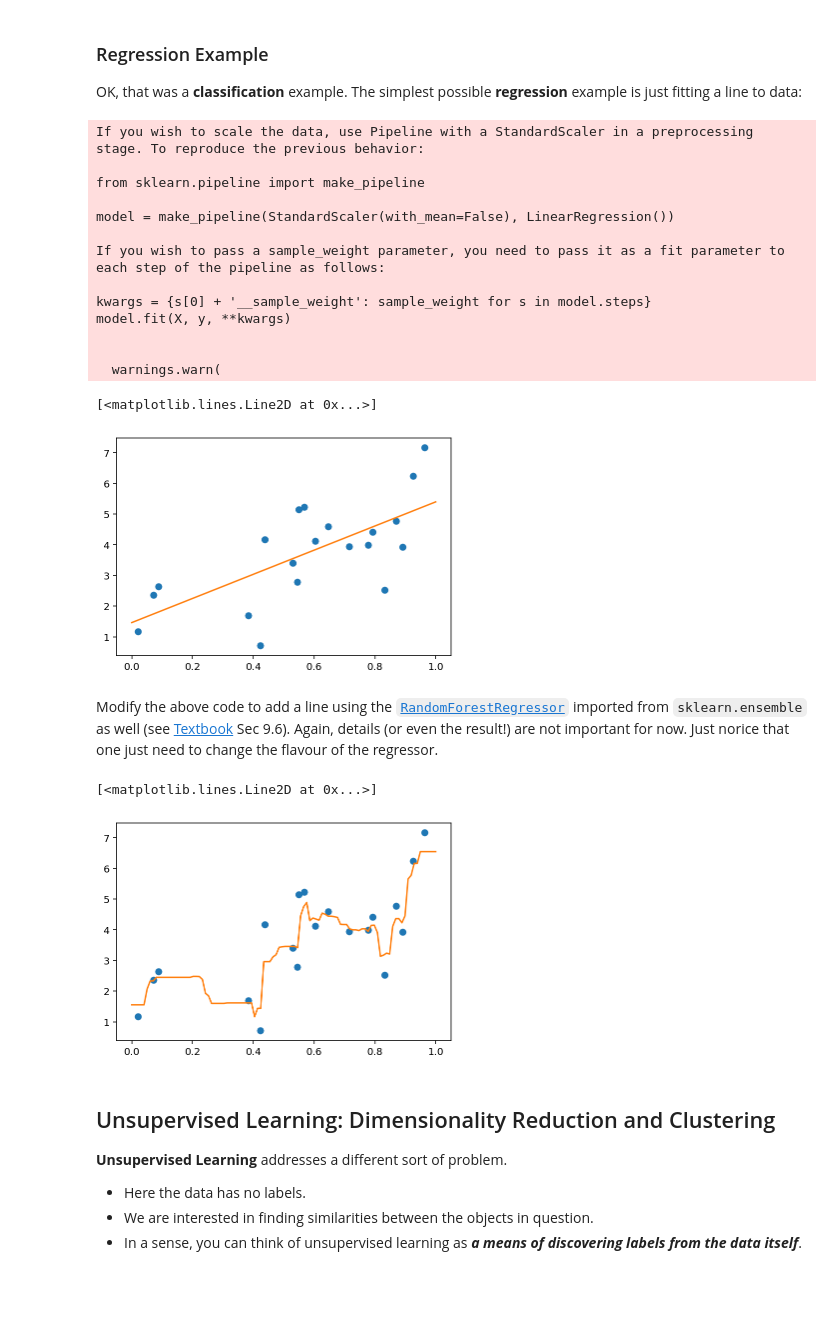
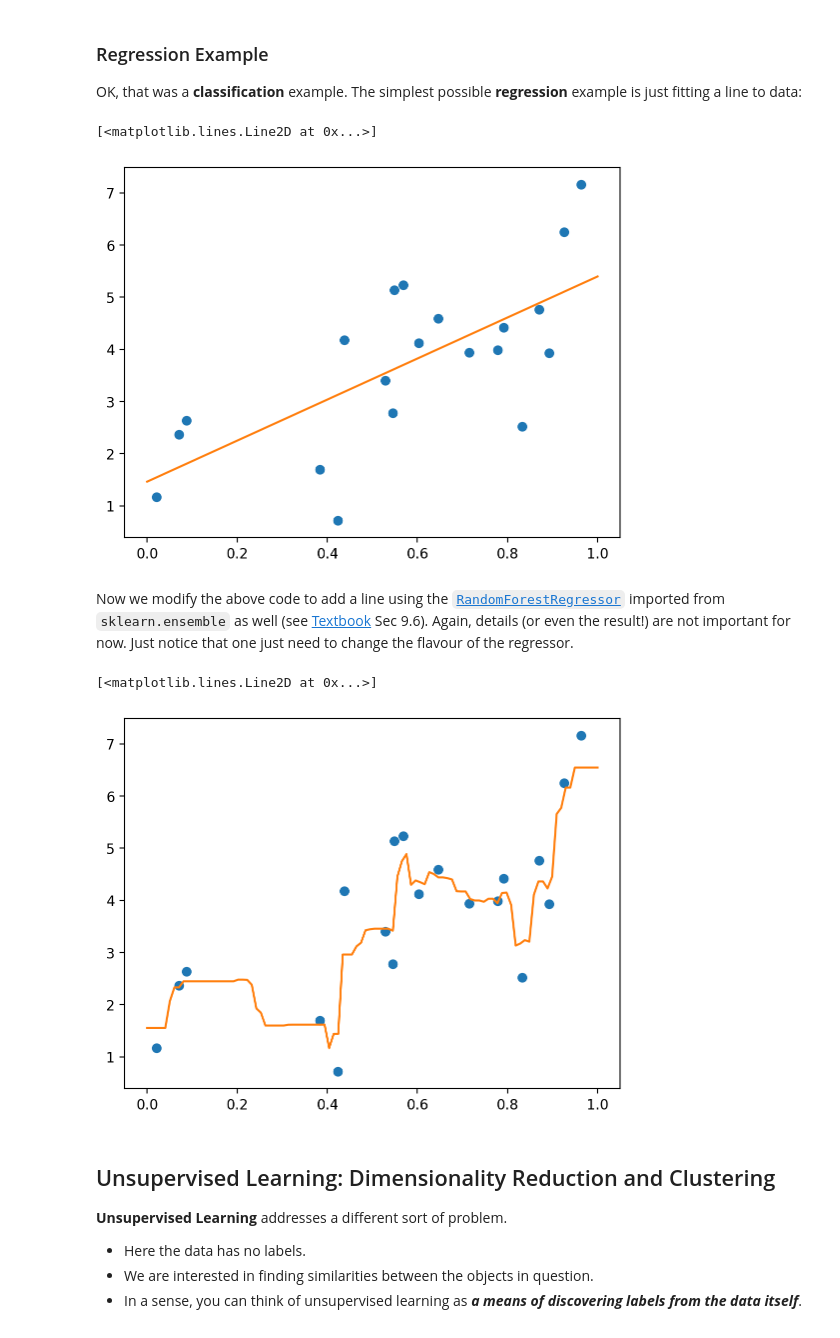
Before and after one commit to dgerosa/astrostatistics_bicocca_2024, a Jupyter notebook: lectures/L13_introduction.ipynb, the cells around one changed output. Cells and saved outputs as stored; diff of their text form; code cells hidden in the pictures; blank space fills up the shorter version.

Commit message:
fixing some sklearn new things

```diff
--- a/lectures/L13_introduction.ipynb
+++ b/lectures/L13_introduction.ipynb
@@ -719,41 +676,28 @@ OK, that was a **classification** example. The simplest possible **regression**
 # %%
 # Create some simple data
 
 np.random.seed(0)
 x = np.random.random(size=20) # 20 random numbers between 0 an 1
 y = 3 * x + 2 + np.random.randn(20) # some operation performed on that array
 X = x[:,None]
 
 # Fit a Linear Regression
-modelLR = LinearRegression(normalize=True)
+modelLR = LinearRegression()
 #modelRF =
 modelLR.fit(X,y)
 
 # Plot the data and the model prediction
 x_test = np.linspace(0, 1, 100)
 X_test = x_test[:,None]
 y_predLR = modelLR.predict(X_test)
 
 plt.plot(x, y, 'o')
 plt.plot(X_test, y_predLR)
 # %% [output]
-If you wish to scale the data, use Pipeline with a StandardScaler in a preprocessing stage. To reproduce the previous behavior:
-
-from sklearn.pipeline import make_pipeline
-
-model = make_pipeline(StandardScaler(with_mean=False), LinearRegression())
-
-If you wish to pass a sample_weight parameter, you need to pass it as a fit parameter to each step of the pipeline as follows:
-
-kwargs = {s[0] + '__sample_weight': sample_weight for s in model.steps}
-model.fit(X, y, **kwargs)
-
-
-  warnings.warn(
+[<matplotlib.lines.Line2D at 0x...>]
-[<matplotlib.lines.Line2D at 0x...>]
-[figure, old version]
+[figure, new version]
 # %% [markdown]
-Modify the above code to add a line using the [`RandomForestRegressor`](http://scikit-learn.org/stable/modules/generated/sklearn.ensemble.RandomForestRegressor.html) imported from `sklearn.ensemble` as well (see [Textbook](http://press.princeton.edu/titles/10159.html) Sec 9.6). Again, details (or even the result!) are not important for now. Just norice that one just need to change the flavour of the regressor.
+Now we modify the above code to add a line using the [`RandomForestRegressor`](http://scikit-learn.org/stable/modules/generated/sklearn.ensemble.RandomForestRegressor.html) imported from `sklearn.ensemble` as well (see [Textbook](http://press.princeton.edu/titles/10159.html) Sec 9.6). Again, details (or even the result!) are not important for now. Just notice that one just need to change the flavour of the regressor.
 # %%
 from sklearn.ensemble import RandomForestRegressor
 
@@ -771,7 +715,7 @@ plt.plot(x, y, 'o')
 plt.plot(X_test, y_predLR)
 # %% [output]
 [<matplotlib.lines.Line2D at 0x...>]
-[figure, old version]
+[figure, new version]
 # %% [markdown]
 ## Unsupervised Learning: Dimensionality Reduction and Clustering
 
```
Also changed, not shown: parts of 33 cells of this notebook, 1 other file.
